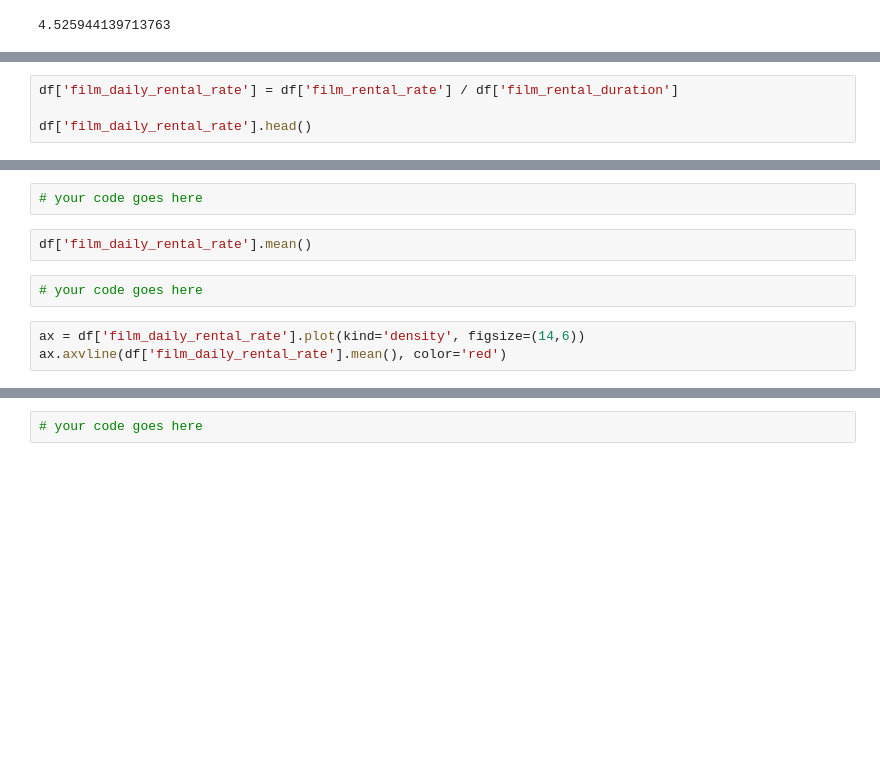
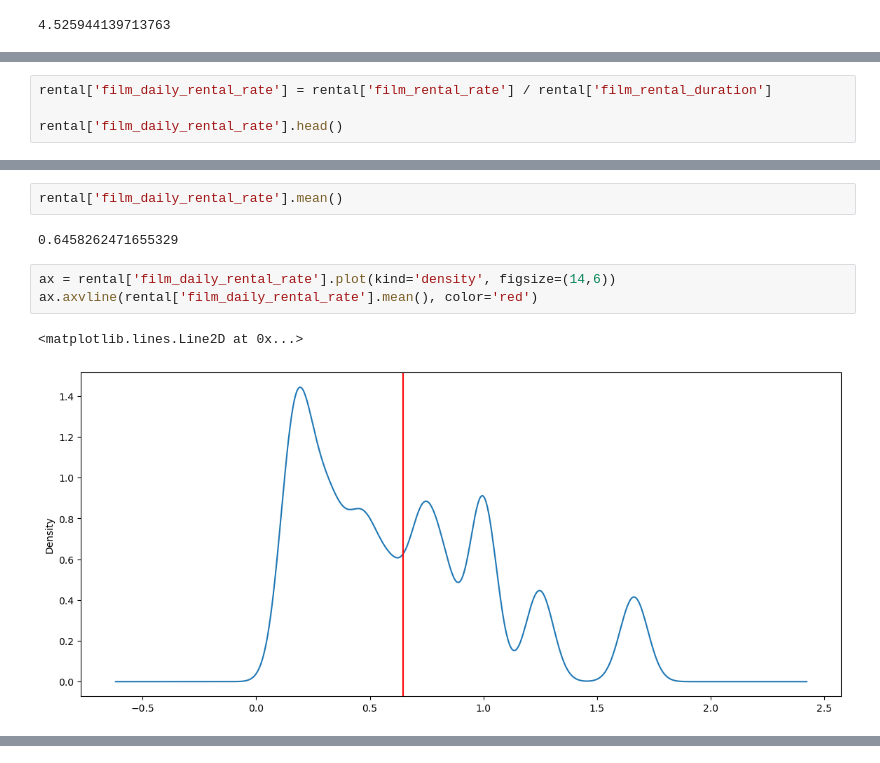
Before and after one commit to AlisonCG1/Freecodecamp-practice, a Jupyter notebook: Exercises_2.ipynb, the cells around one changed output, grey strips where cells are left out. Saved outputs shown, nothing was run; the diff lists cells and outputs as text; blank space fills up the shorter version.

```diff
--- a/Exercises_2.ipynb
+++ b/Exercises_2.ipynb
@@ -219,4 +218,4 @@ This value should be the division of `film_rental_rate` by `film_rental_duration
 # %%
-df['film_daily_rental_rate'] = df['film_rental_rate'] / df['film_rental_duration']
+rental['film_daily_rental_rate'] = rental['film_rental_rate'] / rental['film_rental_duration']
 
-df['film_daily_rental_rate'].head()
+rental['film_daily_rental_rate'].head()
@@ -227,19 +234,18 @@ df['film_daily_rental_rate'].head()
 
 - Calculate the mean of `film_daily_rental_rate`.
 - Show a <b>density (KDE)</b> of `film_daily_rental_rate`.
-# %%
-# your code goes here
 # %%
-df['film_daily_rental_rate'].mean()
+rental['film_daily_rental_rate'].mean()
+# %% [output]
+0.6458262471655329
-# %%
-# your code goes here
 # %%
-ax = df['film_daily_rental_rate'].plot(kind='density', figsize=(14,6))
-ax.axvline(df['film_daily_rental_rate'].mean(), color='red')
+ax = rental['film_daily_rental_rate'].plot(kind='density', figsize=(14,6))
+ax.axvline(rental['film_daily_rental_rate'].mean(), color='red')
+# %% [output]
+<matplotlib.lines.Line2D at 0x...>
+[figure, added]
 # %% [markdown]
 ![green-divider](https://user-images.githubusercontent.com/7065401/52071924-c003ad80-2562-11e9-8297-1c6595f8a7ff.png)
 
 ### List 10 films with the lowest daily rental rate
-# %%
-# your code goes here
 # %%
```
Also changed, not shown: parts of 16 cells of this notebook.
